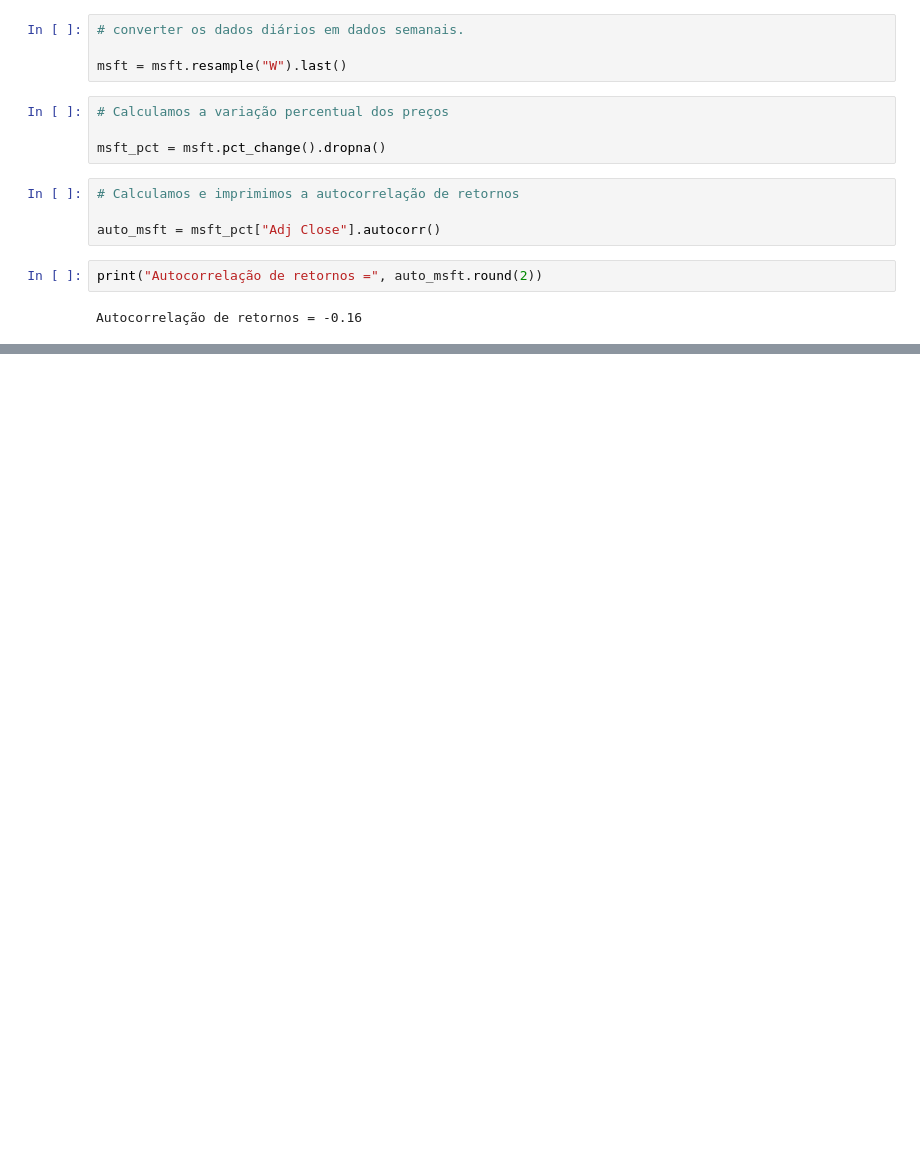
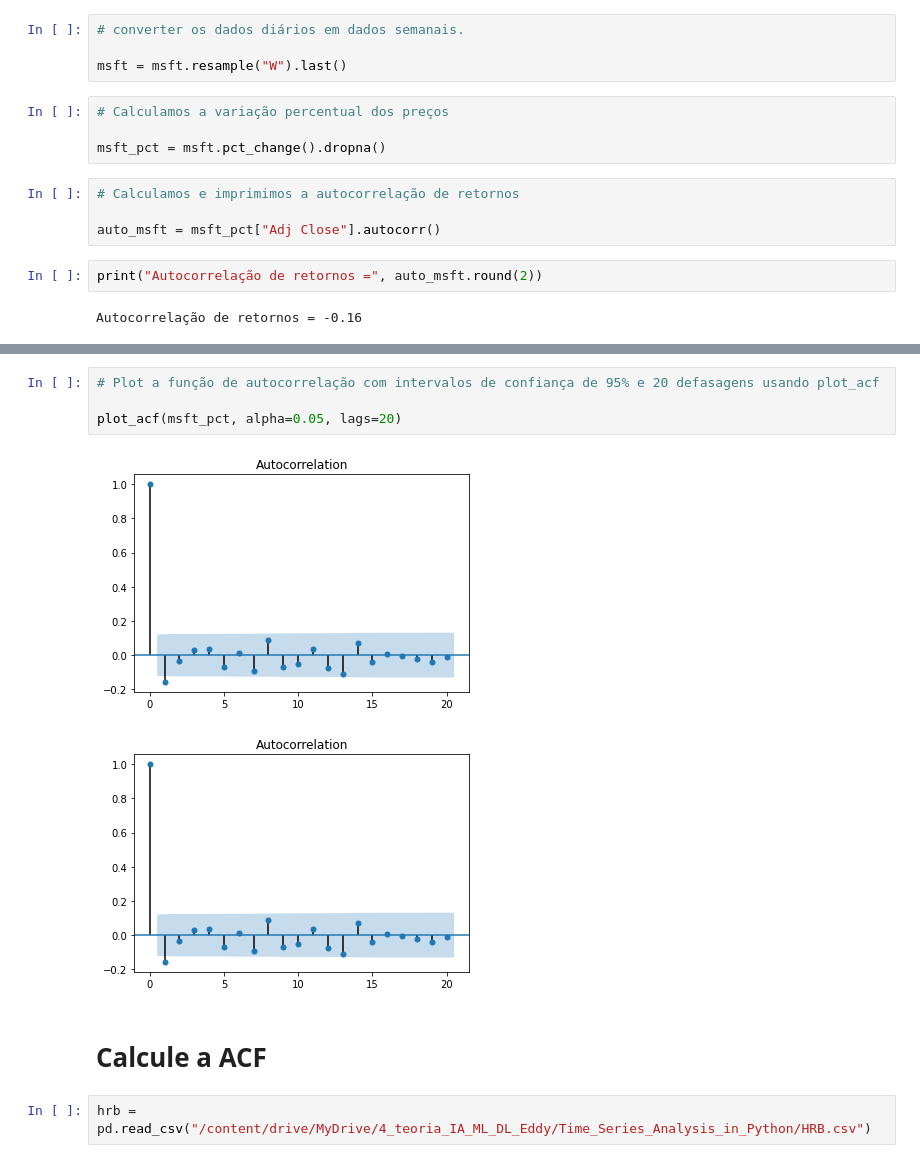
Before and after one commit to EddyGiusepe/Time_Series_ONE, a Jupyter notebook: Time_Series_Analysis_in_Python.ipynb, the cells around one changed output, grey strips where cells are left out. Drawn from its saved outputs; the diff is of its cells as text; blank space fills up the shorter version.

```diff
--- a/Time_Series_Analysis_in_Python.ipynb
+++ b/Time_Series_Analysis_in_Python.ipynb
@@ -64,0 +81,11 @@ Autocorrelação de retornos = -0.16
+# %%
+# Plot a função de autocorrelação com intervalos de confiança de 95% e 20 defasagens usando plot_acf
+
+plot_acf(msft_pct, alpha=0.05, lags=20)
+# %% [output]
+[figure, added]
+[figure, added]
+# %% [markdown]
+# Calcule a ACF
+# %%
+hrb = pd.read_csv("/content/drive/MyDrive/4_teoria_IA_ML_DL_Eddy/Time_Series_Analysis_in_Python/HRB.csv")
```
Also changed, not shown: parts of 8 cells of this notebook.
